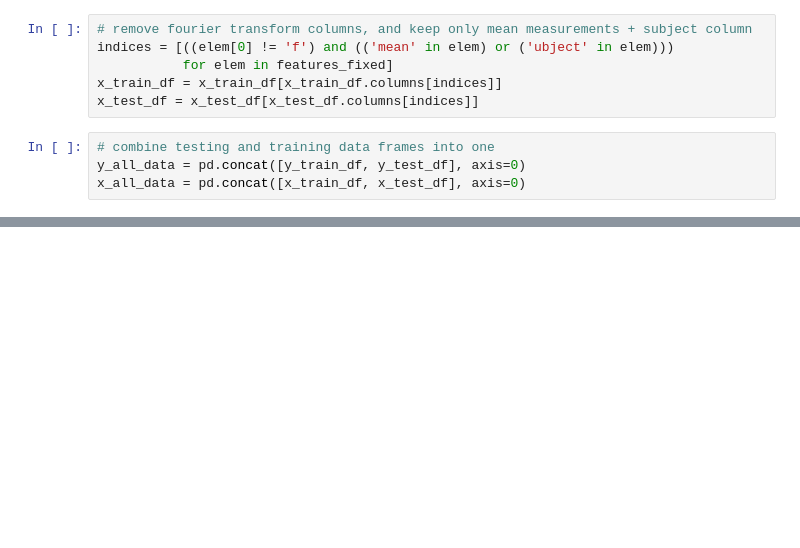
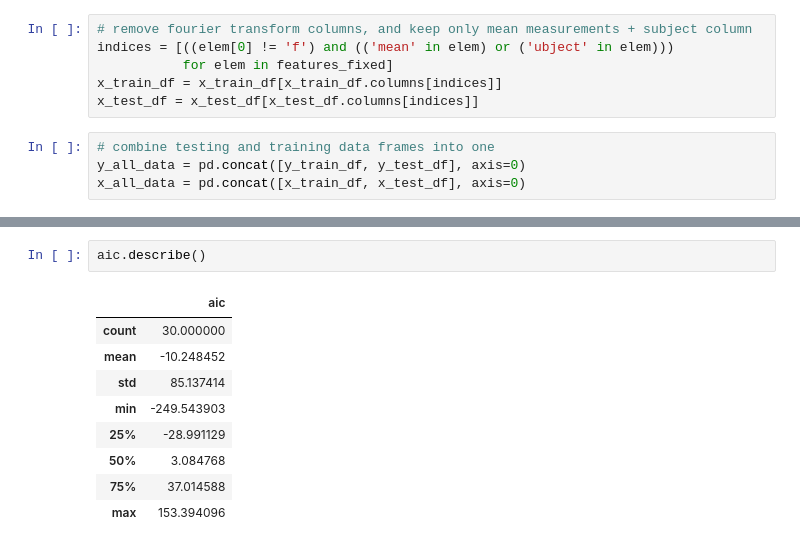
Before and after one commit to nicktjandra/TimeSeriesAccelerometerPrediction, a Jupyter notebook: arimax_final_50.ipynb, the cells around one changed output, grey strips where cells are left out. Saved outputs shown, nothing was run; the diff lists cells and outputs as text; blank space fills up the shorter version.

```diff
--- a/arimax_final_all.ipynb
+++ b/arimax_final_50.ipynb
@@ -329,0 +353,12 @@ dtype: float64
+# %%
+aic.describe()
+# %% [output]
+|  | aic |
+| count | 30.000000 |
+| mean | -10.248452 |
+| std | 85.137414 |
+| min | -249.543903 |
+| 25% | -28.991129 |
+| 50% | 3.084768 |
+| 75% | 37.014588 |
+| max | 153.394096 |
```
Also changed, not shown: parts of 25 cells of this notebook, 12 other files.
